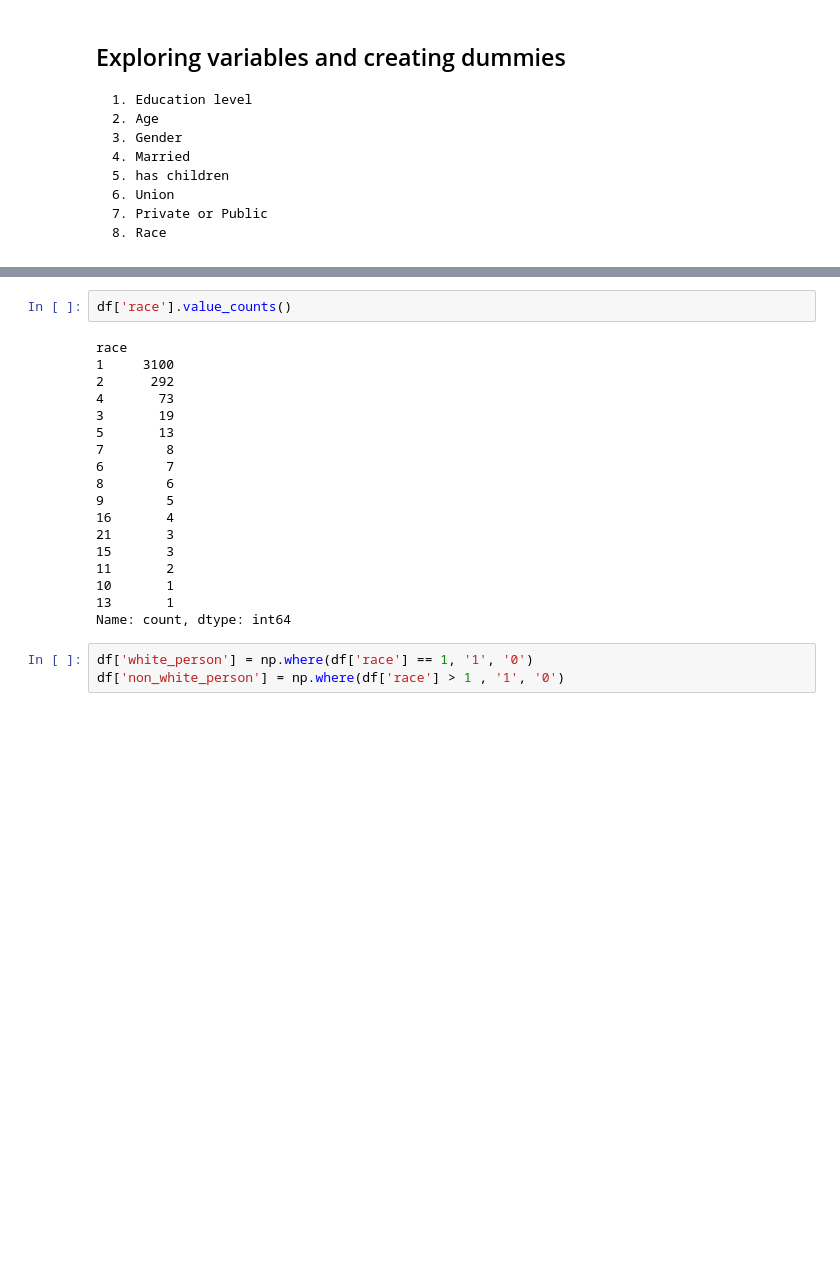
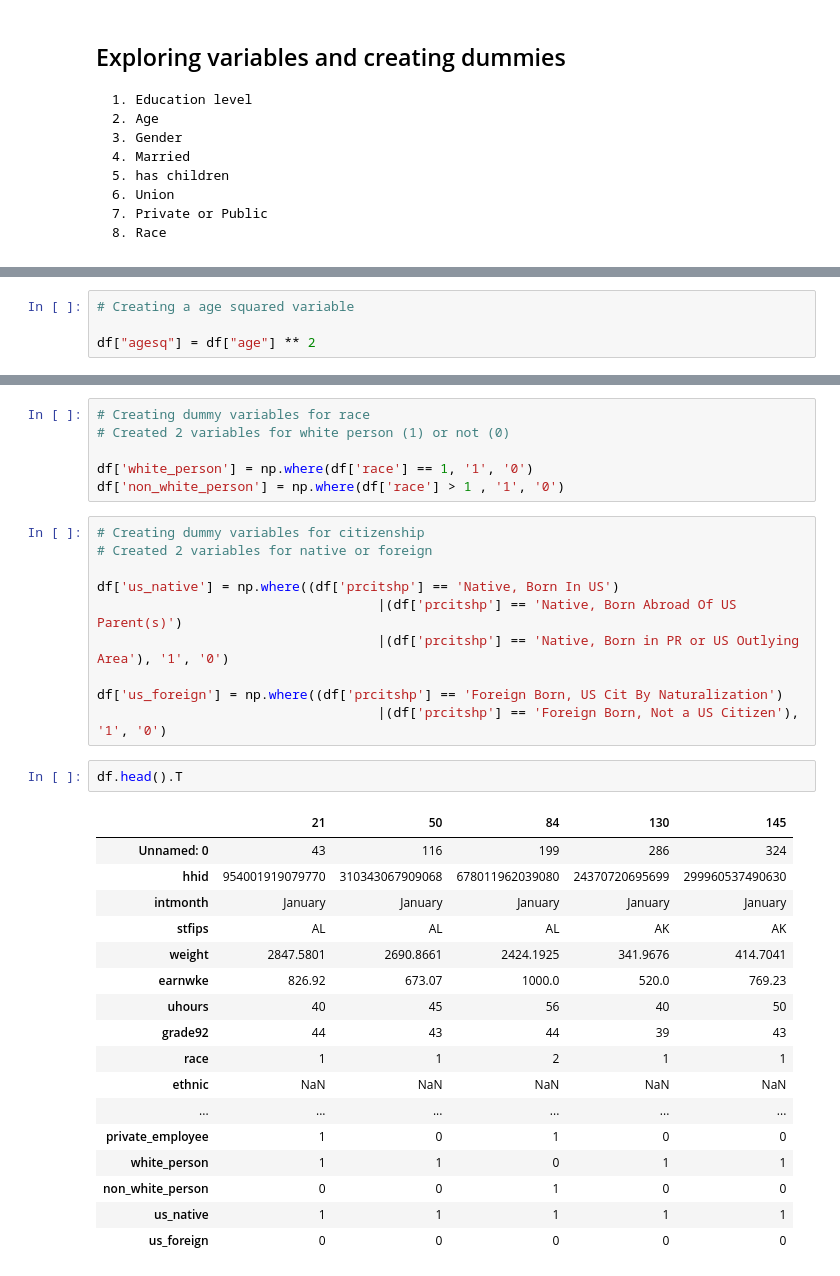
Before and after one commit to arbash-malik/DA3, a Jupyter notebook: Assignment Code.ipynb, the cells around one changed output, grey strips where cells are left out. Drawn from its saved outputs; the diff is of its cells as text; blank space fills up the shorter version.

```diff
--- a/Assignment Code.ipynb
+++ b/Assignment Code.ipynb
@@ -141,4 +231,8 @@ df['BD'] = (df['grade92'] == 43).astype(int) # Bachelor's degree (e.g.BA,AB,BS)
 df['MD'] = (df['grade92'] == 44).astype(int) # Master's degree (e.g.MA,MS,MEng,Med,MSW,MBA)
 df['PD'] = (df['grade92'] == 45).astype(int) # Professional degree (e.g.MD,DDS,DVM,LLB,JD)
 df['PhD'] = (df['grade92'] == 46).astype(int) # Doctorate degree(e.g.PhD,EdD)
+# %%
+# Creating a age squared variable
+
+df["agesq"] = df["age"] ** 2
 # %%
@@ -186,23 +269,36 @@ Name: count, dtype: int64
-# %%
-df['race'].value_counts()
-# %% [output]
-race
-1     3100
-2      292
-4       73
-3       19
-5       13
-7        8
-6        7
-8        6
-9        5
-16       4
-21       3
-15       3
-11       2
-10       1
-13       1
-Name: count, dtype: int64
 # %%
+# Creating dummy variables for race
+# Created 2 variables for white person (1) or not (0)
+
 df['white_person'] = np.where(df['race'] == 1, '1', '0')
 df['non_white_person'] = np.where(df['race'] > 1 , '1', '0')
+# %%
+# Creating dummy variables for citizenship
+# Created 2 variables for native or foreign
+
+df['us_native'] = np.where((df['prcitshp'] == 'Native, Born In US')
+                                    |(df['prcitshp'] == 'Native, Born Abroad Of US Parent(s)')
+                                    |(df['prcitshp'] == 'Native, Born in PR or US Outlying Area'), '1', '0')
+
+df['us_foreign'] = np.where((df['prcitshp'] == 'Foreign Born, US Cit By Naturalization')
+                                    |(df['prcitshp'] == 'Foreign Born, Not a US Citizen'), '1', '0')
+# %%
+df.head().T
+# %% [output]
+|  | 21 | 50 | 84 | 130 | 145 |
+| Unnamed: 0 | 43 | 116 | 199 | 286 | 324 |
+| hhid | 954001919079770 | 310343067909068 | 678011962039080 | 24370720695699 | 299960537490630 |
+| intmonth | January | January | January | January | January |
+| stfips | AL | AL | AL | AK | AK |
+| weight | 2847.5801 | 2690.8661 | 2424.1925 | 341.9676 | 414.7041 |
+| earnwke | 826.92 | 673.07 | 1000.0 | 520.0 | 769.23 |
+| uhours | 40 | 45 | 56 | 40 | 50 |
+| grade92 | 44 | 43 | 44 | 39 | 43 |
+| race | 1 | 1 | 2 | 1 | 1 |
+| ethnic | NaN | NaN | NaN | NaN | NaN |
+| ... | ... | ... | ... | ... | ... |
+| private_employee | 1 | 0 | 1 | 0 | 0 |
+| white_person | 1 | 1 | 0 | 1 | 1 |
+| non_white_person | 0 | 0 | 1 | 0 | 0 |
+| us_native | 1 | 1 | 1 | 1 | 1 |
+| us_foreign | 0 | 0 | 0 | 0 | 0 |
```
Also changed, not shown: parts of 17 cells of this notebook.
